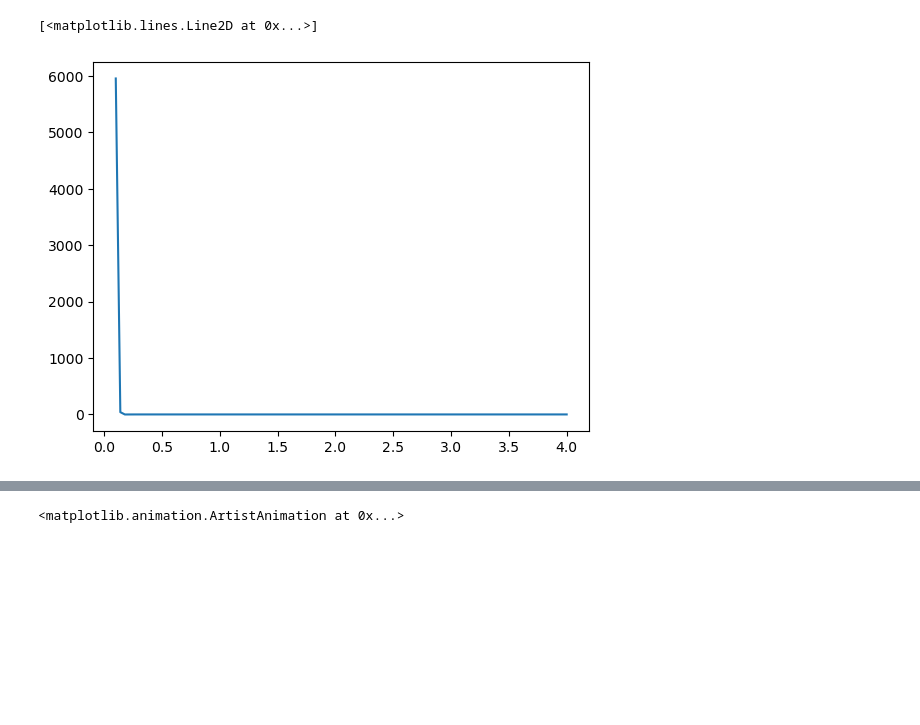
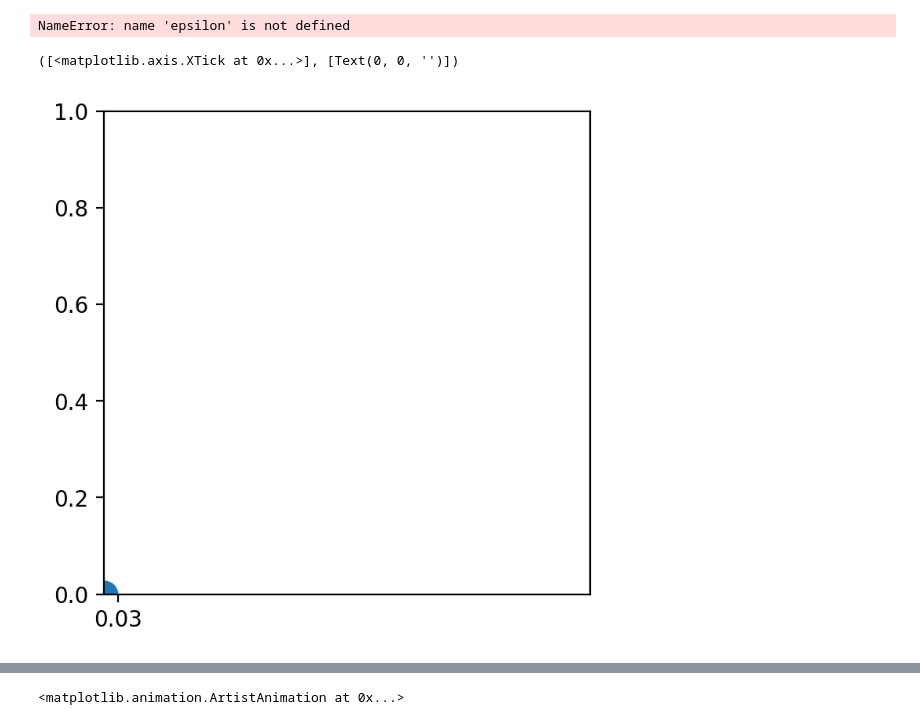
Before and after one commit to ridunn/hpc, a Jupyter notebook: Molecules_better.ipynb, the cells around one changed output, grey strips where cells are left out. Drawn from its saved outputs; the diff is of its cells as text; code cells hidden in the pictures; blank space fills up the shorter version.

```diff
--- a/Molecules_better.ipynb
+++ b/Molecules_better.ipynb
@@ -36,13 +46,22 @@ def Compute_Forces(pos,acc,epsilon,BoxSize,DIM,N):
 
     return acc
 # %%
-r = np.linspace(0.1,4,100)
+r = np.linspace(0.16,1,100)
 d_phi = epsilon*24*1/r**2*(2*sigma**12/r**12-sigma**6/r**6)
 #plt.ylim([-10,10])
 plt.plot(r,d_phi)
 # %% [output]
-[<matplotlib.lines.Line2D at 0x...>]
+NameError: name 'epsilon' is not defined
-[figure, removed]
+# %%
+plt.figure(figsize=(4,4),dpi=200)
+ax = plt.axes()
+ax.scatter(0,0,linewidth=7)
+plt.xlim([0,1])
+plt.ylim([0,1])
+plt.xticks([0.03])
+# %% [output]
+([<matplotlib.axis.XTick at 0x...>], [Text(0, 0, '')])
+[figure, added]
 # %%
 epsilon
 # %% [output]
```
Also changed, not shown: parts of 15 cells of this notebook.
